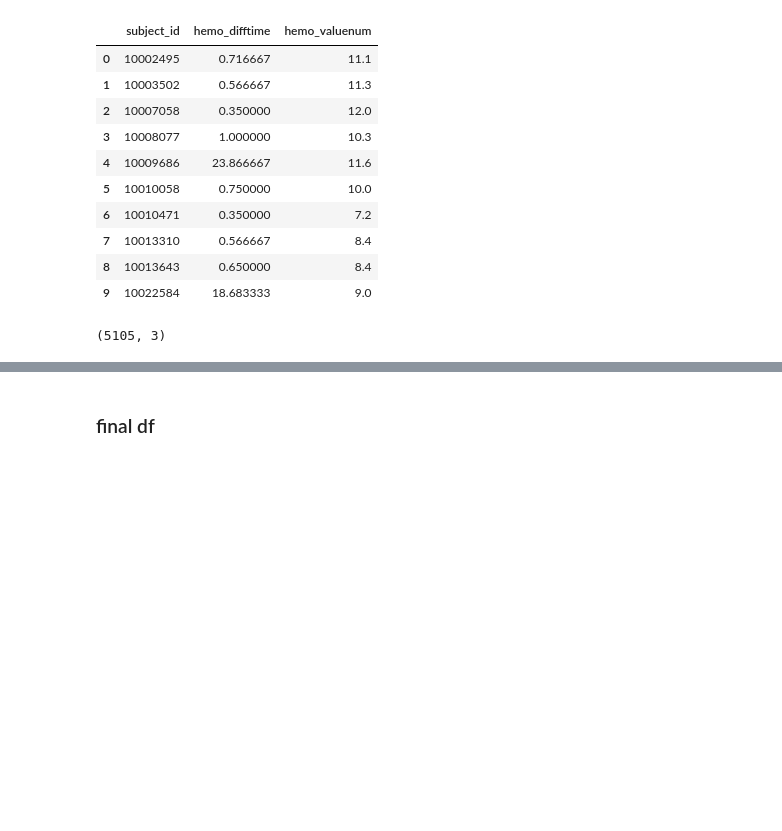
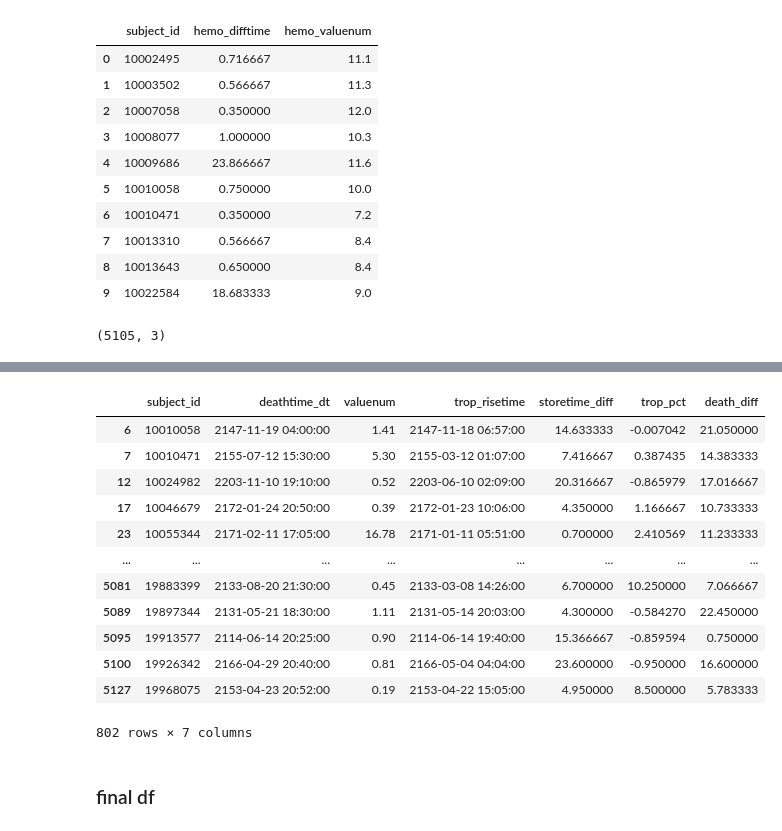
Before and after one commit to doscsy12/shade_22, a Jupyter notebook: datathon22_EDA_sy.ipynb, the cells around one changed output, grey strips where cells are left out. Saved outputs shown, nothing was run; the diff lists cells and outputs as text; code cells hidden in the pictures; blank space fills up the shorter version.

```diff
--- a/datathon22_EDA_sy.ipynb
+++ b/datathon22_EDA_sy.ipynb
@@ -761,0 +829,17 @@ tmp_hemo.shape
+# %%
+tmp_death_final = tmp_death[tmp_death['death_diff']<30]
+tmp_death_final
+# %% [output]
+|  | subject_id | deathtime_dt | valuenum | trop_risetime | storetime_diff | trop_pct | death_diff |
+| 6 | 10010058 | 2147-11-19 04:00:00 | 1.41 | 2147-11-18 06:57:00 | 14.633333 | -0.007042 | 21.050000 |
+| 7 | 10010471 | 2155-07-12 15:30:00 | 5.30 | 2155-03-12 01:07:00 | 7.416667 | 0.387435 | 14.383333 |
+| 12 | 10024982 | 2203-11-10 19:10:00 | 0.52 | 2203-06-10 02:09:00 | 20.316667 | -0.865979 | 17.016667 |
+| 17 | 10046679 | 2172-01-24 20:50:00 | 0.39 | 2172-01-23 10:06:00 | 4.350000 | 1.166667 | 10.733333 |
+| 23 | 10055344 | 2171-02-11 17:05:00 | 16.78 | 2171-01-11 05:51:00 | 0.700000 | 2.410569 | 11.233333 |
+| ... | ... | ... | ... | ... | ... | ... | ... |
+| 5081 | 19883399 | 2133-08-20 21:30:00 | 0.45 | 2133-03-08 14:26:00 | 6.700000 | 10.250000 | 7.066667 |
+| 5089 | 19897344 | 2131-05-21 18:30:00 | 1.11 | 2131-05-14 20:03:00 | 4.300000 | -0.584270 | 22.450000 |
+| 5095 | 19913577 | 2114-06-14 20:25:00 | 0.90 | 2114-06-14 19:40:00 | 15.366667 | -0.859594 | 0.750000 |
+| 5100 | 19926342 | 2166-04-29 20:40:00 | 0.81 | 2166-05-04 04:04:00 | 23.600000 | -0.950000 | 16.600000 |
+| 5127 | 19968075 | 2153-04-23 20:52:00 | 0.19 | 2153-04-22 15:05:00 | 4.950000 | 8.500000 | 5.783333 |
+802 rows × 7 columns
```
Also changed, not shown: parts of 22 cells of this notebook.
